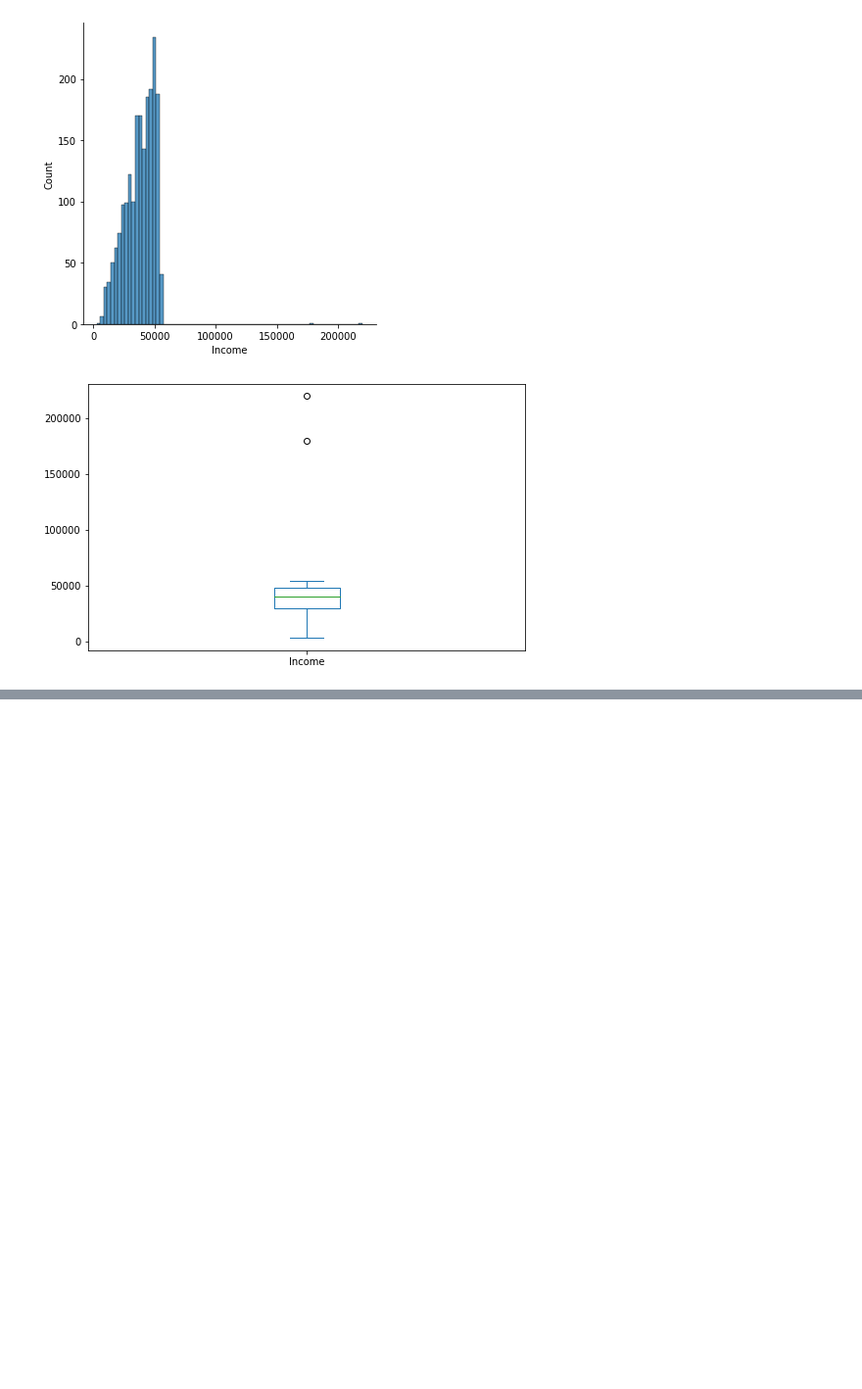
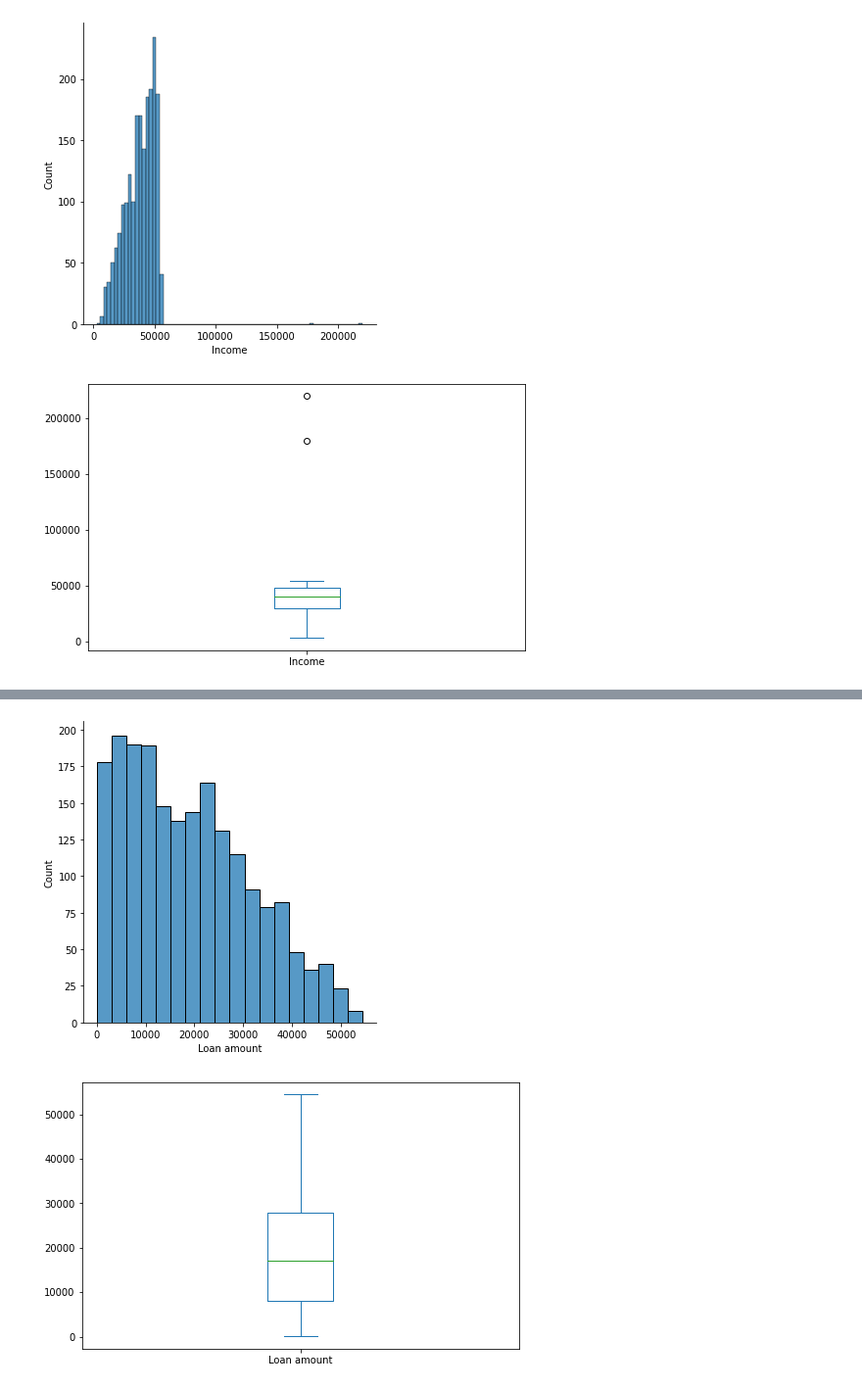
Before and after one commit to John-Ad/DTA-Assignment, a Jupyter notebook: dta_assignment/Assignment code.ipynb, the cells around one changed output, grey strips where cells are left out. Shown at 98% size. Drawn from its saved outputs; the diff is of its cells as text; code cells hidden in the pictures; blank space fills up the shorter version.

```diff
--- a/dta_assignment/Assignment code.ipynb
+++ b/dta_assignment/Assignment code.ipynb
@@ -321,0 +433,10 @@ plt.show()
+# %%
+
+#####  plot initial graphs  #####
+sns.displot(loanData['Loan amount'])
+plt.show()
+loanData['Loan amount'].plot.box(figsize=(8,5))
+plt.show()
+# %% [output]
+[figure, added]
+[figure, added]
```
Also changed, not shown: parts of 39 cells of this notebook.
